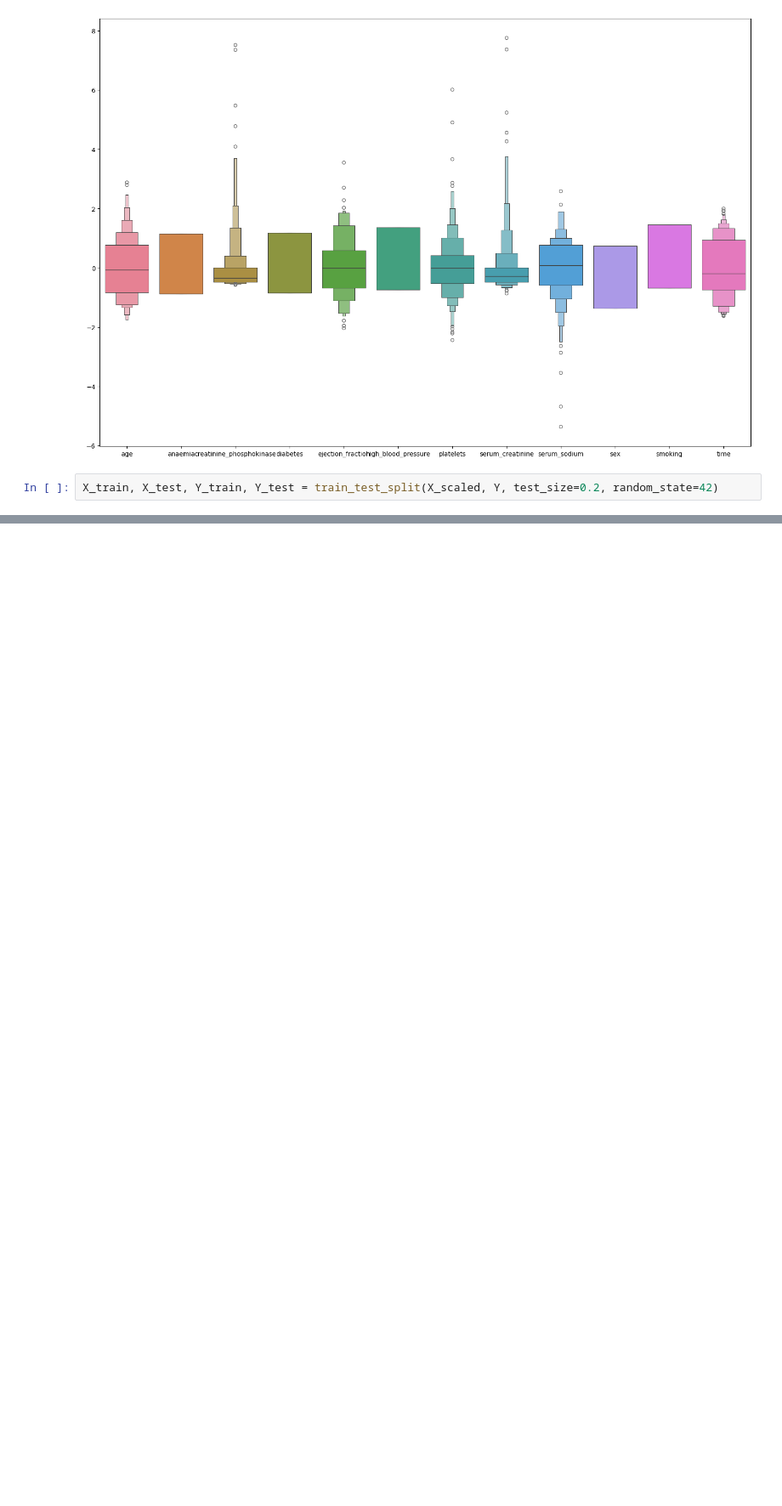
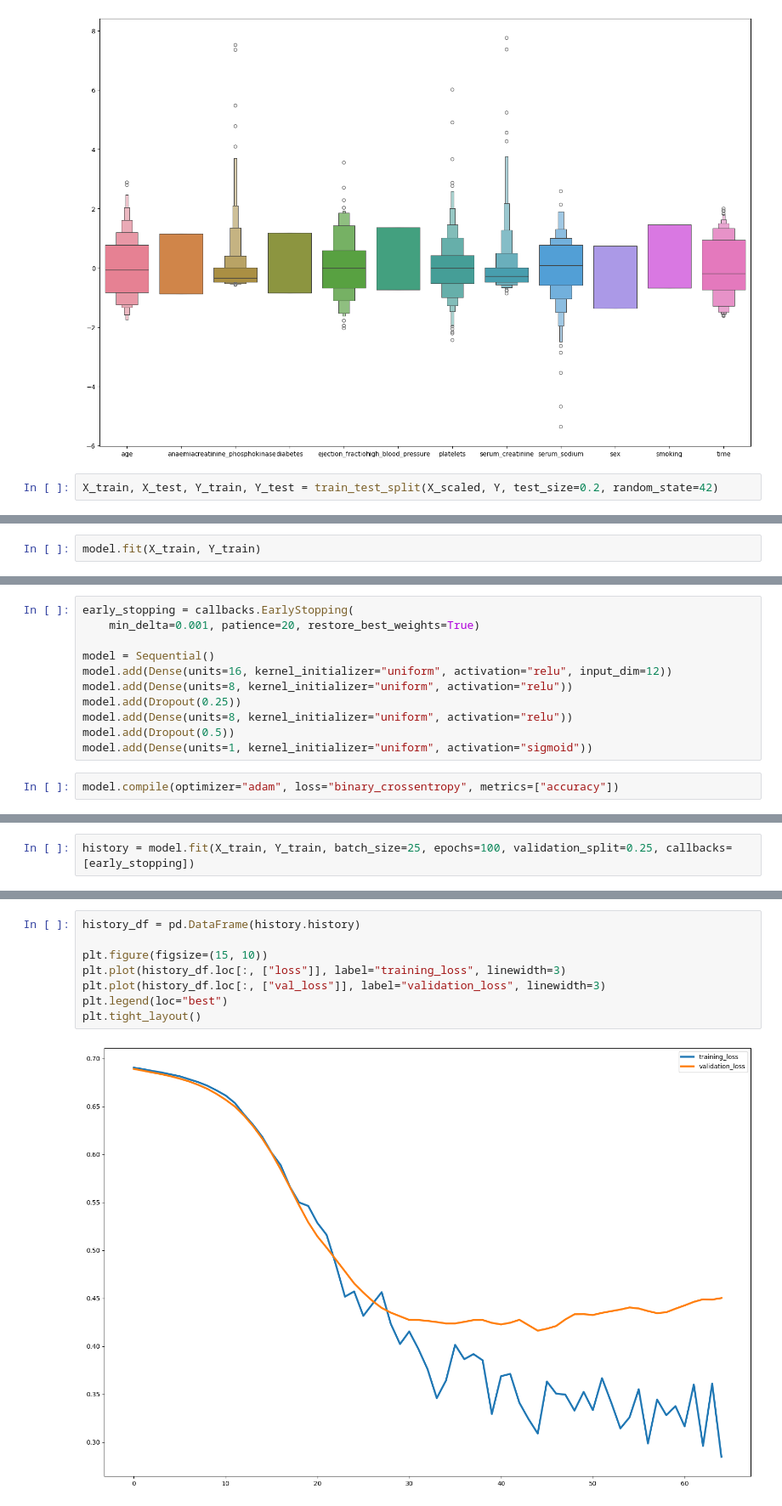
Before and after one commit to V-A-N-S-H/Predicting_Mortality_of_Heart_Failure_Patients, a Jupyter notebook: main.ipynb, the cells around one changed output, grey strips where cells are left out. Shown at 85% size. Drawn from its saved outputs; the diff is of its cells as text; blank space fills up the shorter version.

Commit message:
Finishing training phase

```diff
--- a/main.ipynb
+++ b/main.ipynb
@@ -156,0 +159,2 @@ X_train, X_test, Y_train, Y_test = train_test_split(X_scaled, Y, test_size=0.2,
+# %%
+model.fit(X_train, Y_train)
@@ -156,0 +202,13 @@ X_train, X_test, Y_train, Y_test = train_test_split(X_scaled, Y, test_size=0.2,
+# %%
+early_stopping = callbacks.EarlyStopping(
+    min_delta=0.001, patience=20, restore_best_weights=True)
+
+model = Sequential()
+model.add(Dense(units=16, kernel_initializer="uniform", activation="relu", input_dim=12))
+model.add(Dense(units=8, kernel_initializer="uniform", activation="relu"))
+model.add(Dropout(0.25))
+model.add(Dense(units=8, kernel_initializer="uniform", activation="relu"))
+model.add(Dropout(0.5))
+model.add(Dense(units=1, kernel_initializer="uniform", activation="sigmoid"))
+# %%
+model.compile(optimizer="adam", loss="binary_crossentropy", metrics=["accuracy"])
@@ -156,0 +239,2 @@ X_train, X_test, Y_train, Y_test = train_test_split(X_scaled, Y, test_size=0.2,
+# %%
+history = model.fit(X_train, Y_train, batch_size=25, epochs=100, validation_split=0.25, callbacks=[early_stopping])
@@ -156,0 +259,10 @@ X_train, X_test, Y_train, Y_test = train_test_split(X_scaled, Y, test_size=0.2,
+# %%
+history_df = pd.DataFrame(history.history)
+
+plt.figure(figsize=(15, 10))
+plt.plot(history_df.loc[:, ["loss"]], label="training_loss", linewidth=3)
+plt.plot(history_df.loc[:, ["val_loss"]], label="validation_loss", linewidth=3)
+plt.legend(loc="best")
+plt.tight_layout()
+# %% [output]
+[figure, added]
```
Also changed, not shown: parts of 13 cells of this notebook.
